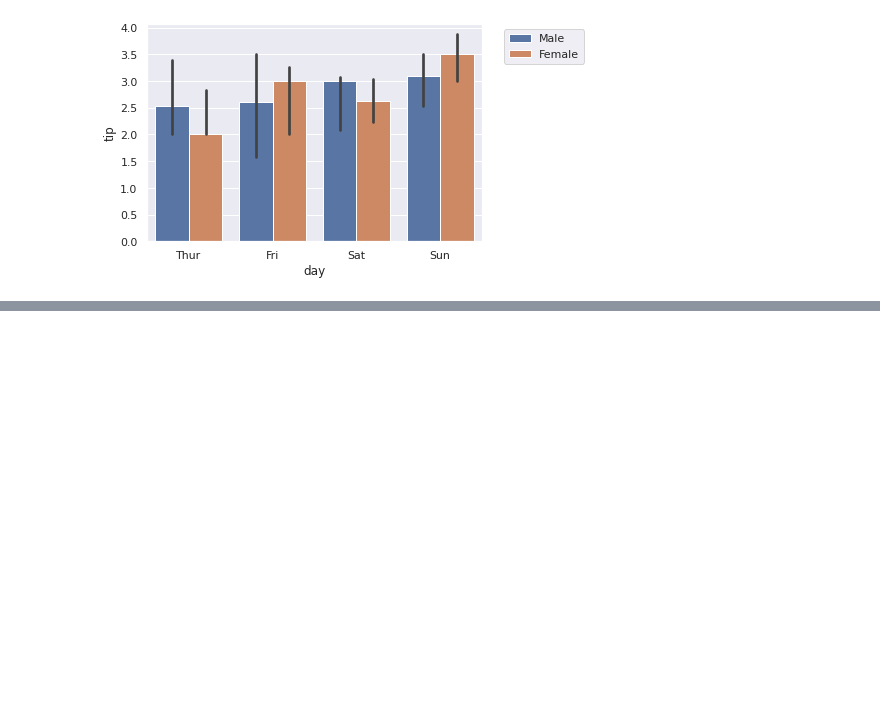
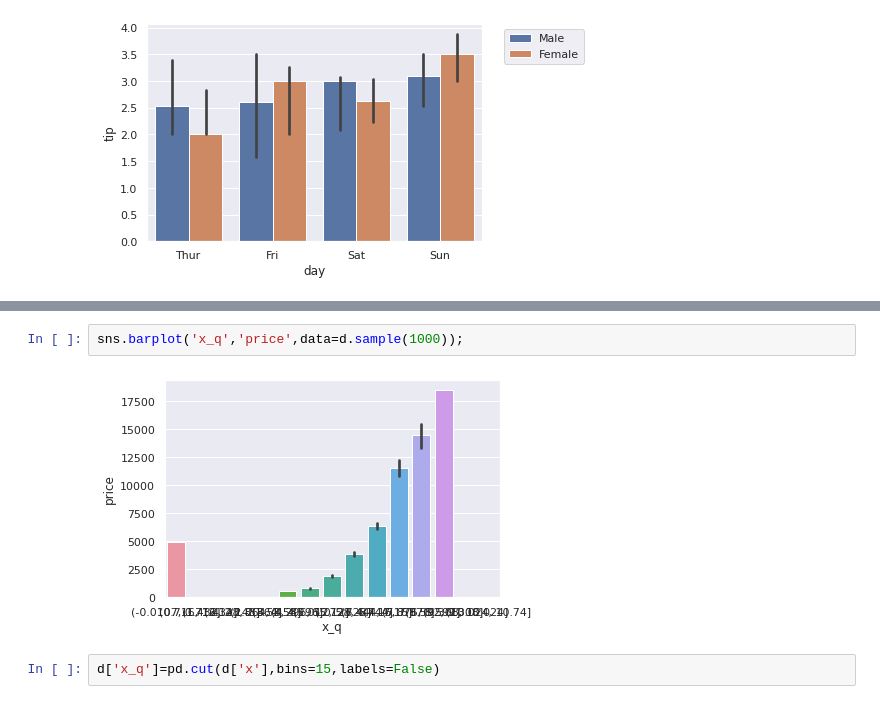
Before and after one commit to swami-gait/Foundations_of_datascience, a Jupyter notebook: FDS_WK12_DataViz.ipynb, the cells around one changed output, grey strips where cells are left out. Drawn from its saved outputs; the diff is of its cells as text; blank space fills up the shorter version.

```diff
--- a/FDS_WK12_DataViz.ipynb
+++ b/FDS_WK12_DataViz.ipynb
@@ -511,0 +537,6 @@ plt.legend(bbox_to_anchor=(1.05,1))
+# %%
+sns.barplot('x_q','price',data=d.sample(1000));
+# %% [output]
+[figure, added]
+# %%
+d['x_q']=pd.cut(d['x'],bins=15,labels=False)
```
Also changed, not shown: parts of 7 cells of this notebook.
